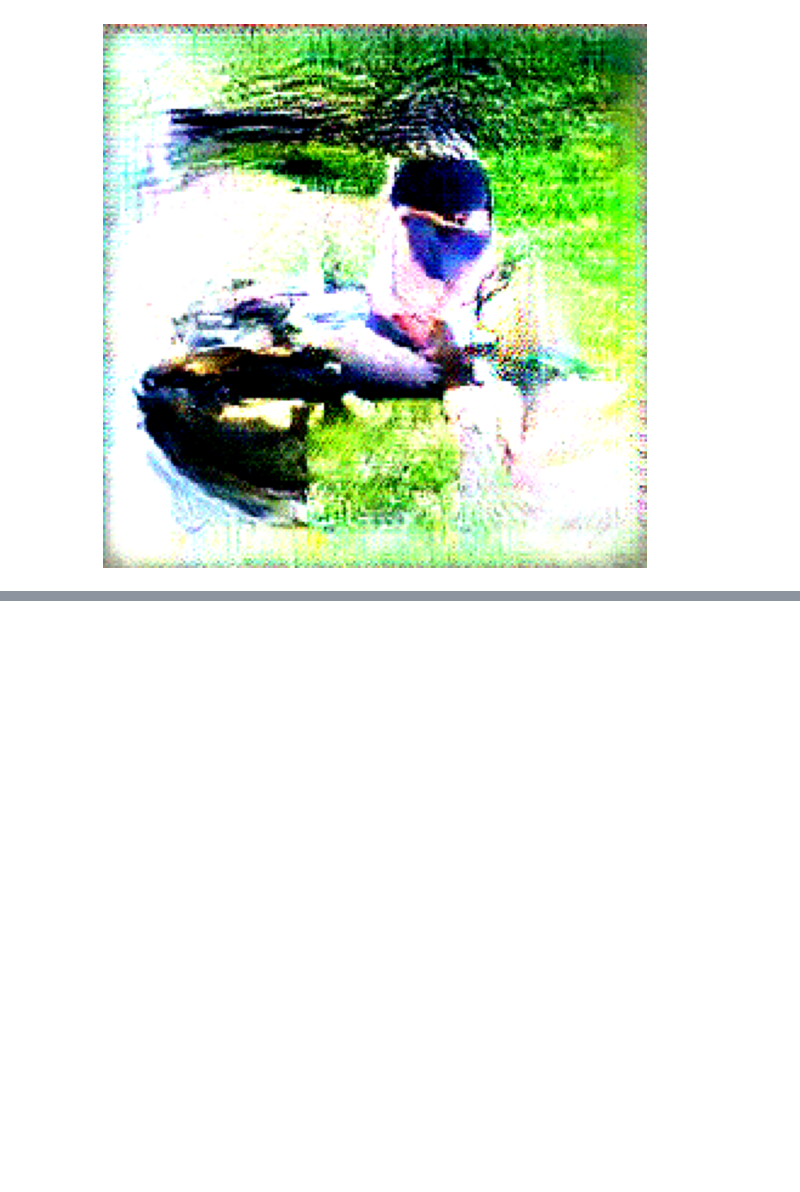
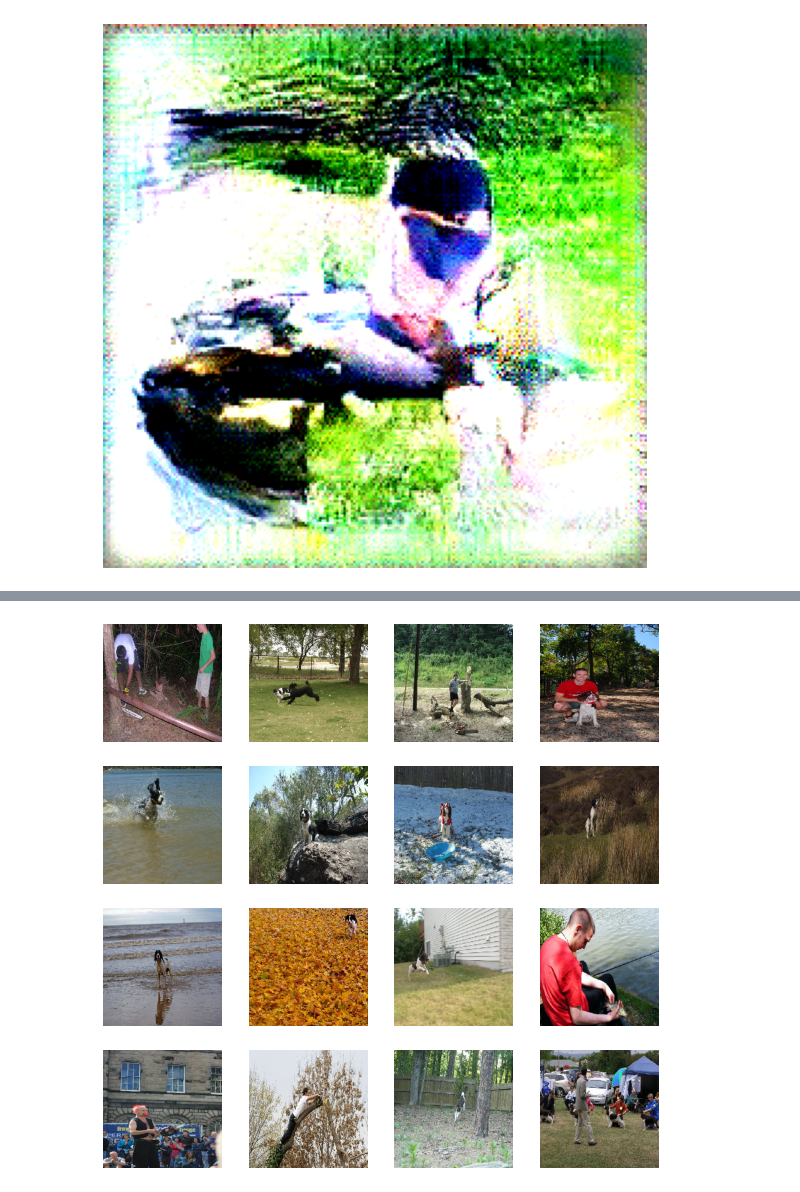
Before and after one commit to maochengxu/ActMax-4-Transformers, a Jupyter notebook: experiments/similarity.ipynb, the cells around one changed output, grey strips where cells are left out. Saved outputs shown, nothing was run; the diff lists cells and outputs as text; code cells hidden in the pictures; blank space fills up the shorter version.

```diff
--- a/experiments/similarity.ipynb
+++ b/experiments/similarity.ipynb
@@ -103,0 +138,15 @@ plt.show()
+# %%
+# Select the furthest natural images
+num_furthest = 16  # Number of furthest images to select
+furthest_indices = torch.argsort(torch.tensor(distances))[-num_furthest:]
+furthest_images = [nature_imgs[i] for i in furthest_indices]
+# %%
+# Plot the furthest images
+plt.figure(figsize=(10, 10))
+for i in range(num_furthest):
+    plt.subplot(4, 4, i+1)
+    plt.imshow(furthest_images[i].cpu().numpy().transpose(1, 2, 0))
+    plt.axis('off')
+plt.show()
+# %% [output]
+[figure, added]
```
Also changed, not shown: parts of 12 cells of this notebook, 5 other files.
